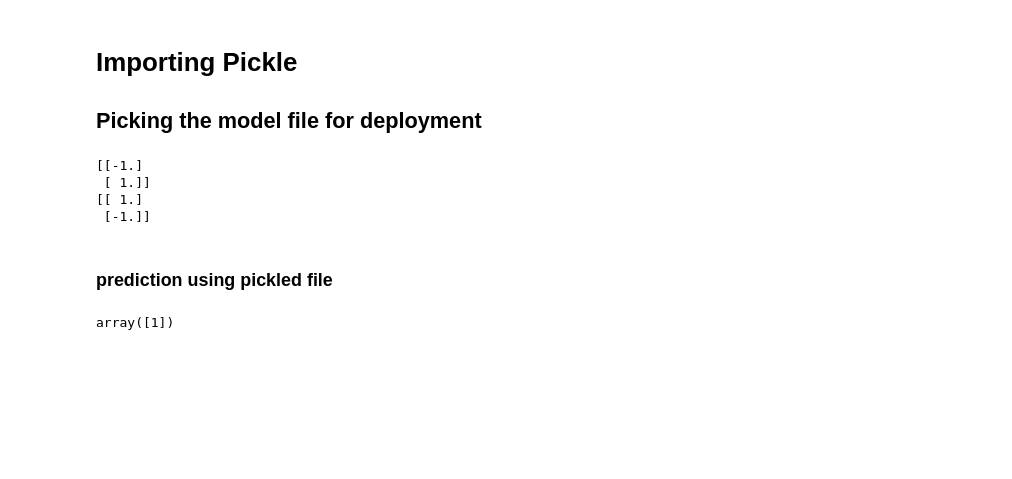
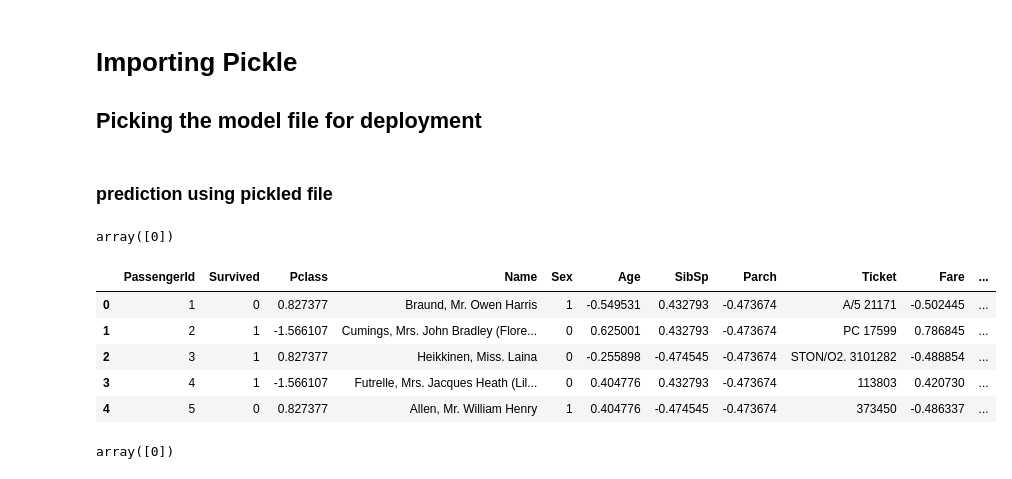
Before and after one commit to Danish1790/titanic-survival-prediction, a Jupyter notebook: titanic_survival/titanic-survival-eda-prediction-pipeline.ipynb, the cells around one changed output. Saved outputs shown, nothing was run; the diff lists cells and outputs as text; code cells hidden in the pictures; blank space fills up the shorter version.

```diff
--- a/titanic_survival/titanic-survival-eda-prediction-pipeline.ipynb
+++ b/titanic_survival/titanic-survival-eda-prediction-pipeline.ipynb
@@ -540,14 +564,3 @@ import pickle
 pickle.dump(xgb,open('xgbmodel.pkl','wb'))
 # %%
 pickled_model = pickle.load(open('xgbmodel.pkl','rb'))
-# %%
-print(test_scaller.fit_transform([[23],[400]]))
-print(test_scaller.fit_transform([[400],[23]]))
-
-# test_scaller = preprocessing.StandardScaler().fit(titanic_test[['Age','Fare']])
-# titanic_test[['Age','Fare']] = test_scaller.fit_transform(titanic_test[['Age','Fare']])
-# %% [output]
-[[-1.]
- [ 1.]]
-[[ 1.]
- [-1.]]
@@ -554,6 +569,20 @@ print(test_scaller.fit_transform([[400],[23]]))
 # %% [markdown]
 ### prediction using pickled file
+# %%
+# pickled_model.predict(np.array(titanic_train[predictors].iloc[1]).reshape(1,-1))
+pickled_model.predict(np.array(titanic_train[predictors].iloc[6]).reshape(1,-1))
+# %% [output]
+array([0])
+# %%
+titanic_train.head()
+# %% [output]
+|  | PassengerId | Survived | Pclass | Name | Sex | Age | SibSp | Parch | Ticket | Fare | ... |
+| 0 | 1 | 0 | 0.827377 | Braund, Mr. Owen Harris | 1 | -0.549531 | 0.432793 | -0.473674 | A/5 21171 | -0.502445 | ... |
+| 1 | 2 | 1 | -1.566107 | Cumings, Mrs. John Bradley (Flore... | 0 | 0.625001 | 0.432793 | -0.473674 | PC 17599 | 0.786845 | ... |
+| 2 | 3 | 1 | 0.827377 | Heikkinen, Miss. Laina | 0 | -0.255898 | -0.474545 | -0.473674 | STON/O2. 3101282 | -0.488854 | ... |
+| 3 | 4 | 1 | -1.566107 | Futrelle, Mrs. Jacques Heath (Lil... | 0 | 0.404776 | 0.432793 | -0.473674 | 113803 | 0.420730 | ... |
+| 4 | 5 | 0 | 0.827377 | Allen, Mr. William Henry | 1 | 0.404776 | -0.474545 | -0.473674 | 373450 | -0.486337 | ... |
 # %%
-pickled_model.predict(np.array(titanic_train[predictors].iloc[1]).reshape(1,-1))
+xgb.predict(np.array(titanic_train[predictors].iloc[0]).reshape(1,-1))
 # %% [output]
-array([1])
+array([0])
```
Also changed, not shown: parts of 17 cells of this notebook, 4 other files.
